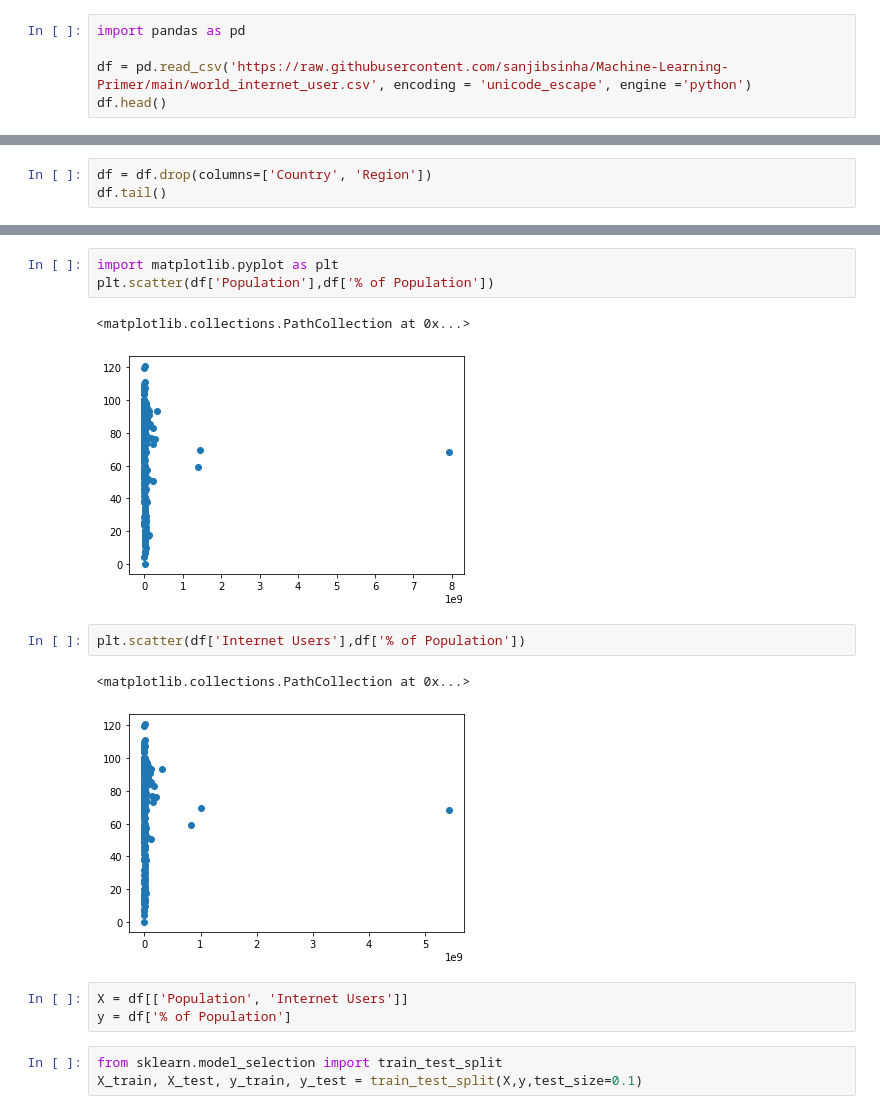
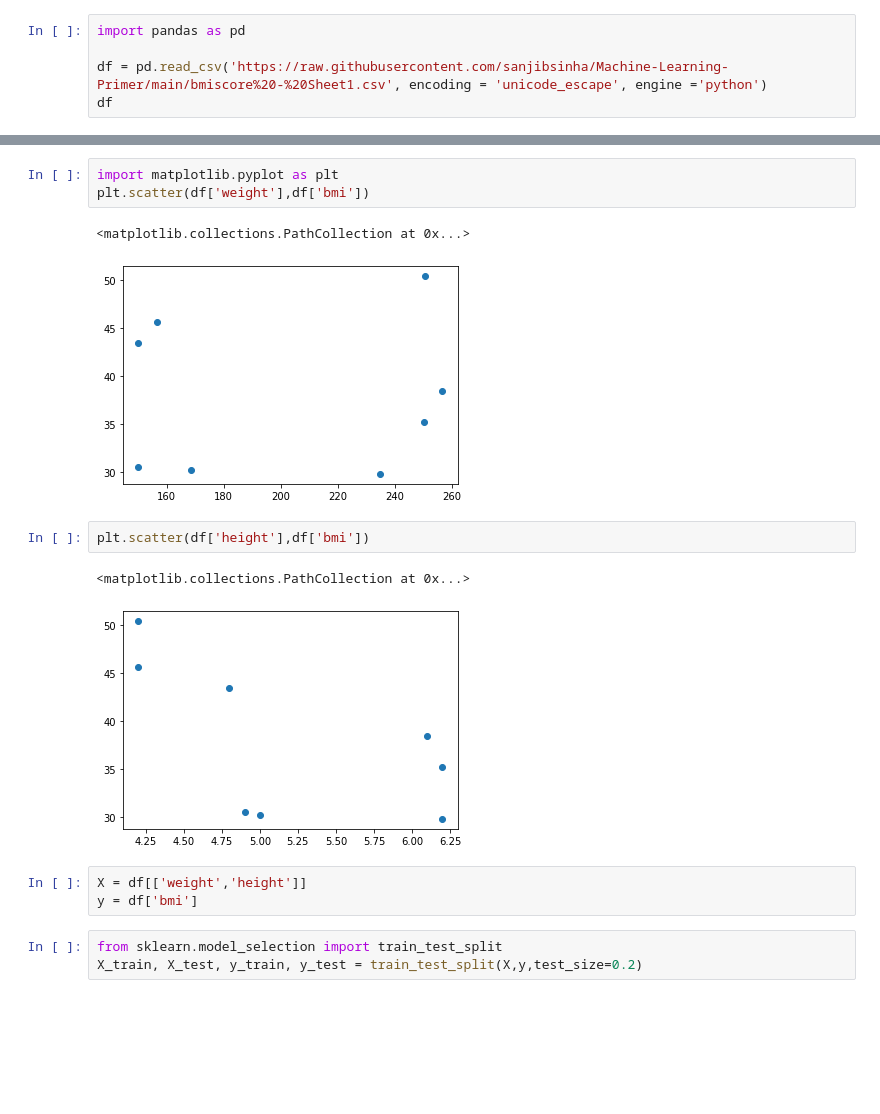
Before and after one commit to sanjibsinha/Machine-Learning-Primer, a Jupyter notebook: train_test_internet.ipynb, the cells around one changed output, grey strips where cells are left out. Cells and saved outputs as stored; diff of their text form; blank space fills up the shorter version.

```diff
--- a/train_test_internet.ipynb
+++ b/train_test_internet.ipynb
@@ -3,6 +3,6 @@
 # %%
 import pandas as pd
 
-df = pd.read_csv('https://raw.githubusercontent.com/sanjibsinha/Machine-Learning-Primer/main/world_internet_user.csv', encoding = 'unicode_escape', engine ='python')
-df.head()
+df = pd.read_csv('https://raw.githubusercontent.com/sanjibsinha/Machine-Learning-Primer/main/bmiscore%20-%20Sheet1.csv', encoding = 'unicode_escape', engine ='python')
+df
 # %% [output]
@@ -15,3 +17,0 @@ df.head()
-# %%
-df = df.drop(columns=['Country', 'Region'])
-df.tail()
@@ -25,20 +18,20 @@ df.tail()
 # %%
 import matplotlib.pyplot as plt
-plt.scatter(df['Population'],df['% of Population'])
+plt.scatter(df['weight'],df['bmi'])
 # %% [output]
 <matplotlib.collections.PathCollection at 0x...>
-[figure, old version]
+[figure, new version]
 # %%
-plt.scatter(df['Internet Users'],df['% of Population'])
+plt.scatter(df['height'],df['bmi'])
 # %% [output]
 <matplotlib.collections.PathCollection at 0x...>
-[figure, old version]
+[figure, new version]
 # %%
-X = df[['Population', 'Internet Users']]
-y = df['% of Population']
+X = df[['weight','height']]
+y = df['bmi']
 # %%
 from sklearn.model_selection import train_test_split
-X_train, X_test, y_train, y_test = train_test_split(X,y,test_size=0.1)
+X_train, X_test, y_train, y_test = train_test_split(X,y,test_size=0.2)
 # %%
 len(X_train)
 # %% [output]
```
Also changed, not shown: parts of 12 cells of this notebook.
